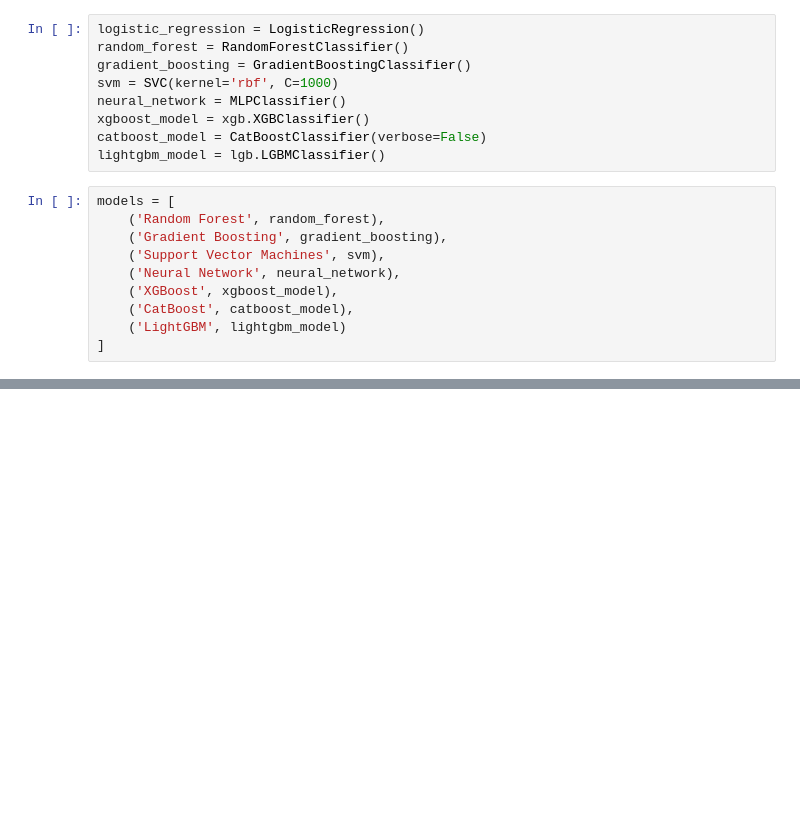
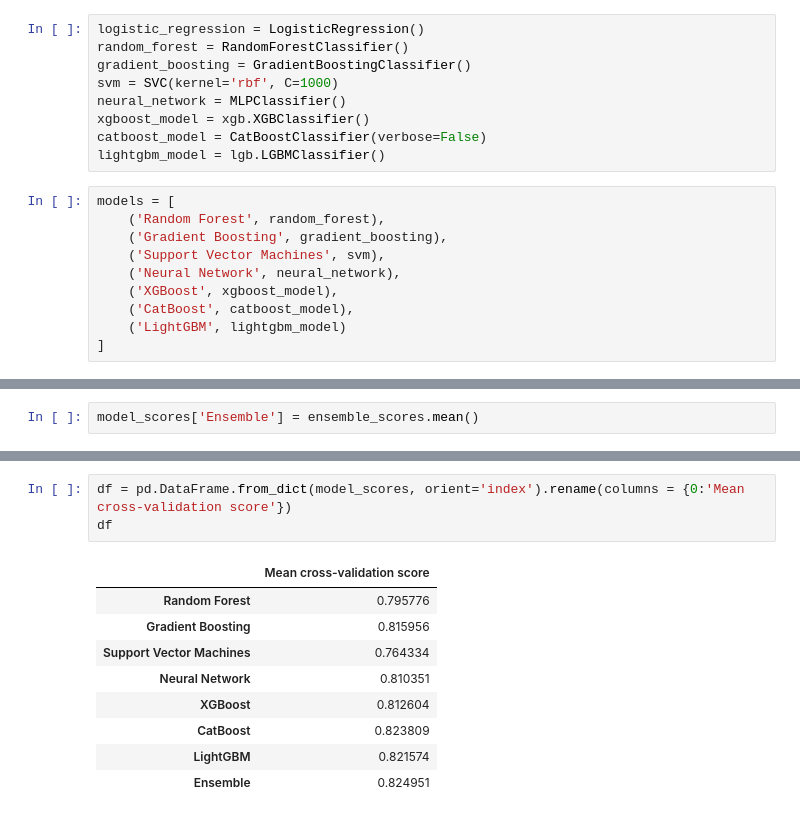
Before and after one commit to jcrj/kaggle, a Jupyter notebook: titanic.ipynb, the cells around one changed output, grey strips where cells are left out. Drawn from its saved outputs; the diff is of its cells as text; blank space fills up the shorter version.

```diff
--- a/titanic.ipynb
+++ b/titanic.ipynb
@@ -306,0 +304,2 @@ y_pred = ensemble.predict(X_test)
+# %%
+model_scores['Ensemble'] = ensemble_scores.mean()
@@ -306,0 +317,13 @@ y_pred = ensemble.predict(X_test)
+# %%
+df = pd.DataFrame.from_dict(model_scores, orient='index').rename(columns = {0:'Mean cross-validation score'})
+df
+# %% [output]
+|  | Mean cross-validation score |
+| Random Forest | 0.795776 |
+| Gradient Boosting | 0.815956 |
+| Support Vector Machines | 0.764334 |
+| Neural Network | 0.810351 |
+| XGBoost | 0.812604 |
+| CatBoost | 0.823809 |
+| LightGBM | 0.821574 |
+| Ensemble | 0.824951 |
```
Also changed, not shown: parts of 30 cells of this notebook.
